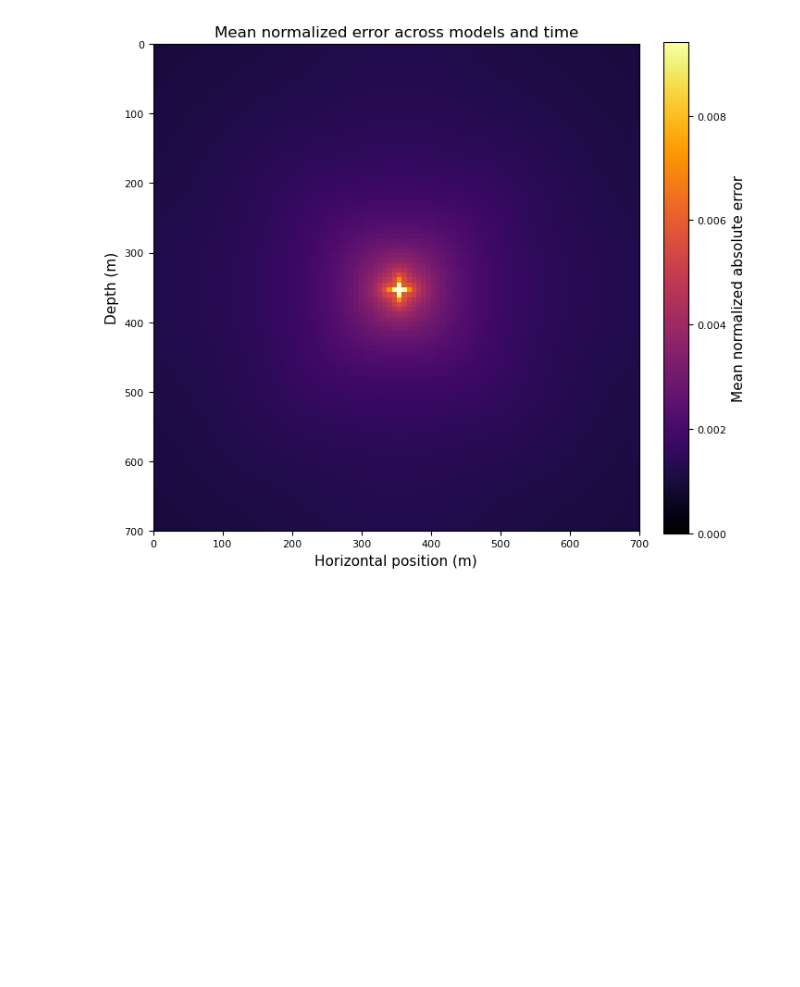
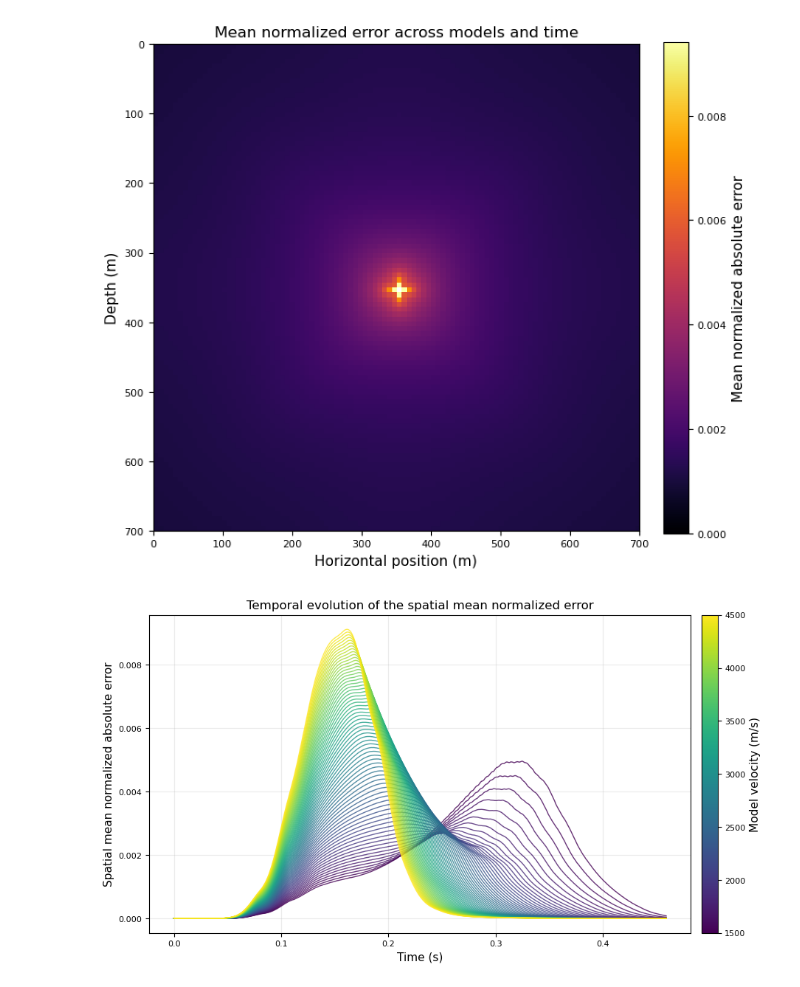
Before and after one commit to Konat23/DeepONet_AWP, a Jupyter notebook: src/01_Analytic/analytical_FD.ipynb, the cells around one changed output. Cells and saved outputs as stored; diff of their text form; code cells hidden in the pictures; blank space fills up the shorter version.

Commit message:
recalculo del error a cubo completo y Trazas de error

```diff
--- a/src/01_Analytic/analytical_FD.ipynb
+++ b/src/01_Analytic/analytical_FD.ipynb
@@ -431,3 +442,45 @@ plt.show()
 plt.close(fig)
 # %% [output]
 [figure]
+# %%
+from matplotlib.colors import Normalize
+from matplotlib.cm import ScalarMappable
+
+tiempos = np.arange(trazas_error_medio.shape[1]) * 0.001
+cmap = plt.get_cmap("viridis")
+norm = Normalize(vmin=np.min(velocidades), vmax=np.max(velocidades))
+
+fig, ax = plt.subplots(figsize=(9, 5), constrained_layout=True)
+
+for velocidad, traza in zip(velocidades, trazas_error_medio):
+    ax.plot(
+        tiempos,
+        traza,
+        color=cmap(norm(velocidad)),
+        linewidth=1,
+        alpha=0.8,
+    )
+
+ax.set_xlabel("Time (s)")
+ax.set_ylabel("Spatial mean normalized absolute error")
+ax.set_title("Temporal evolution of the spatial mean normalized error")
+ax.grid(True, alpha=0.25)
+
+cbar = fig.colorbar(
+    ScalarMappable(norm=norm, cmap=cmap),
+    ax=ax,
+    pad=0.02,
+)
+cbar.set_label("Model velocity (m/s)")
+
+output_dir.mkdir(parents=True, exist_ok=True)
+fig.savefig(
+    output_dir / "mean_normalized_error_vs_time.png",
+    dpi=300,
+    bbox_inches="tight",
+)
+
+plt.show()
+plt.close(fig)
+# %% [output]
+[figure, added]
```
Also changed, not shown: parts of 4 cells of this notebook.
